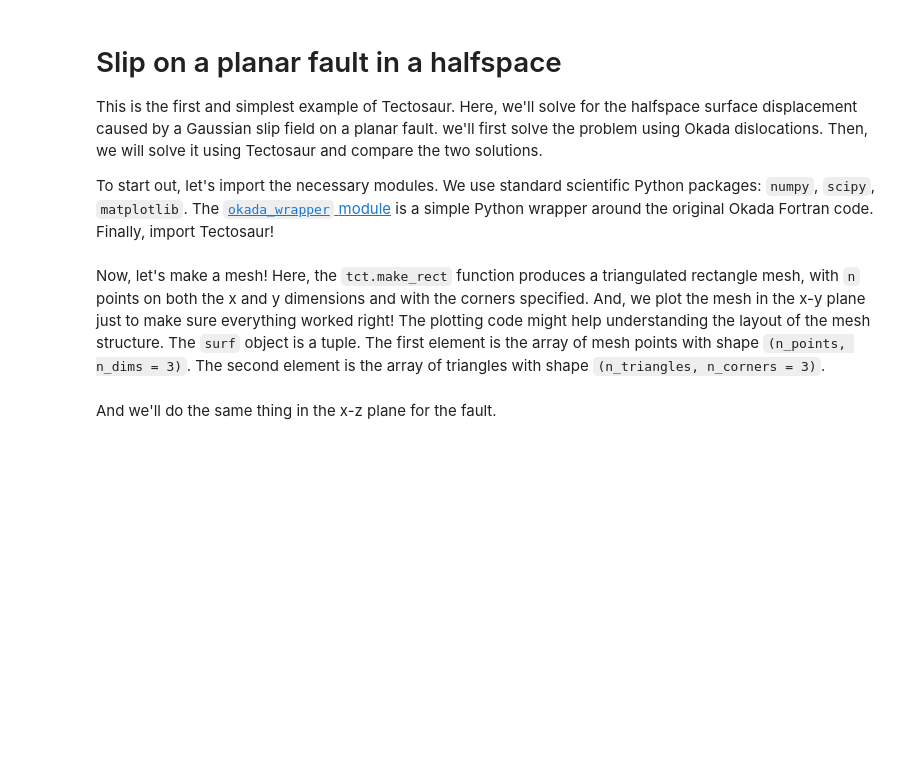
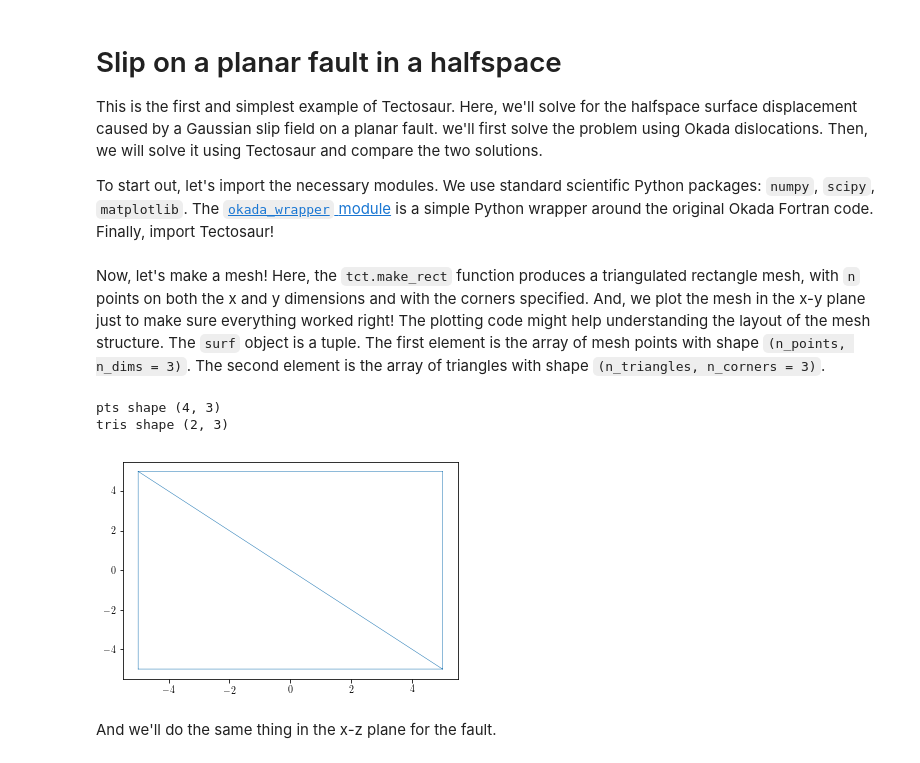
Before and after one commit to tbenthompson/tectosaur, a Jupyter notebook: examples/notebooks/okada.ipynb, the cells around one changed output. Drawn from its saved outputs; the diff is of its cells as text; code cells hidden in the pictures; blank space fills up the shorter version.

```diff
--- a/examples/notebooks/okada.ipynb
+++ b/examples/notebooks/okada.ipynb
@@ -18,14 +18,18 @@ tct.logger.setLevel(logging.INFO)
 Now, let's make a mesh! Here, the `tct.make_rect` function produces a triangulated rectangle mesh, with `n` points on both the x and y dimensions and with the corners specified. And, we plot the mesh in the x-y plane just to make sure everything worked right! The plotting code might help understanding the layout of the mesh structure. The `surf` object is a tuple. The first element is the array of mesh points with shape `(n_points, n_dims = 3)`. The second element is the array of triangles with shape `(n_triangles, n_corners = 3)`.
 # %%
 w = 5.0
-n = 61
+n = 2
 corners = [[-w, -w, 0], [-w, w, 0], [w, w, 0], [w, -w, 0]]
 surf = tct.make_rect(n, n, corners)
 
 print('pts shape', surf[0].shape)
 print('tris shape', surf[1].shape)
 plt.triplot(surf[0][:,0], surf[0][:,1], surf[1], linewidth = 0.5)
 plt.show()
+# %% [output]
+pts shape (4, 3)
+tris shape (2, 3)
+[figure, added]
 # %% [markdown]
 And we'll do the same thing in the x-z plane for the fault.
 # %%
```
Also changed, not shown: parts of 5 cells of this notebook, 5 other files.
